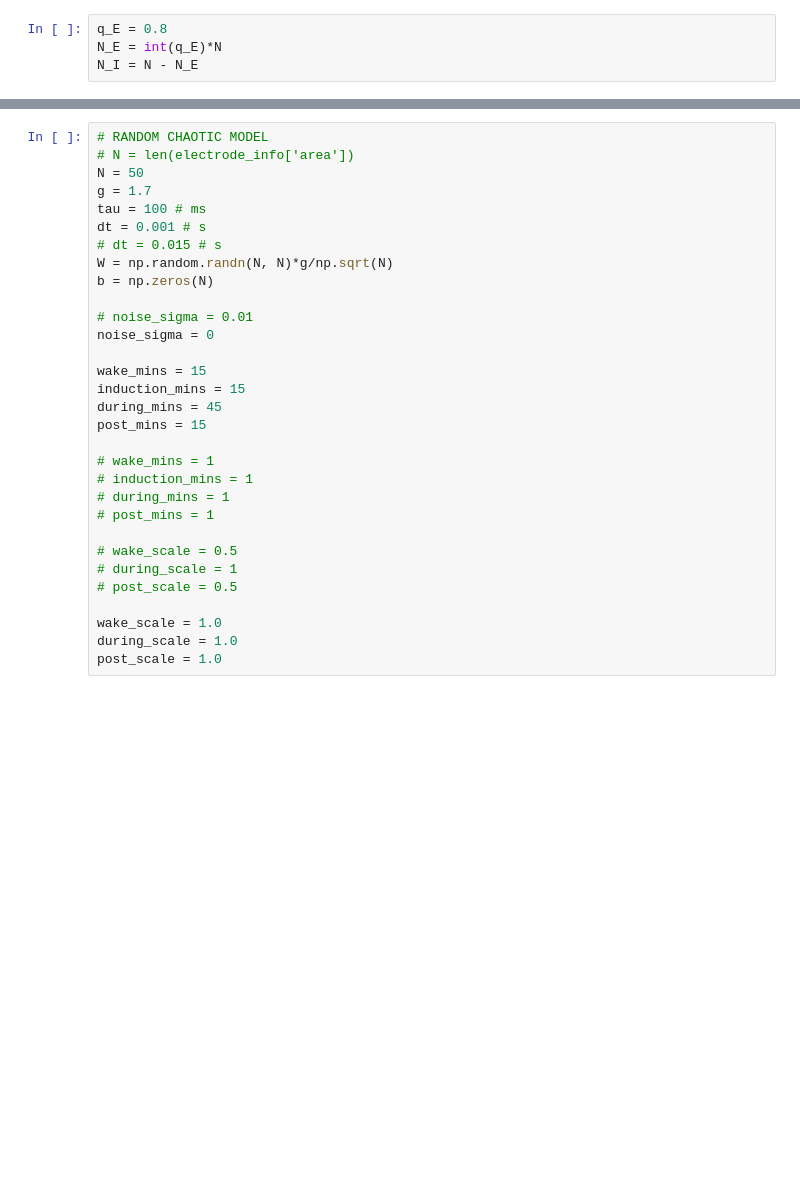
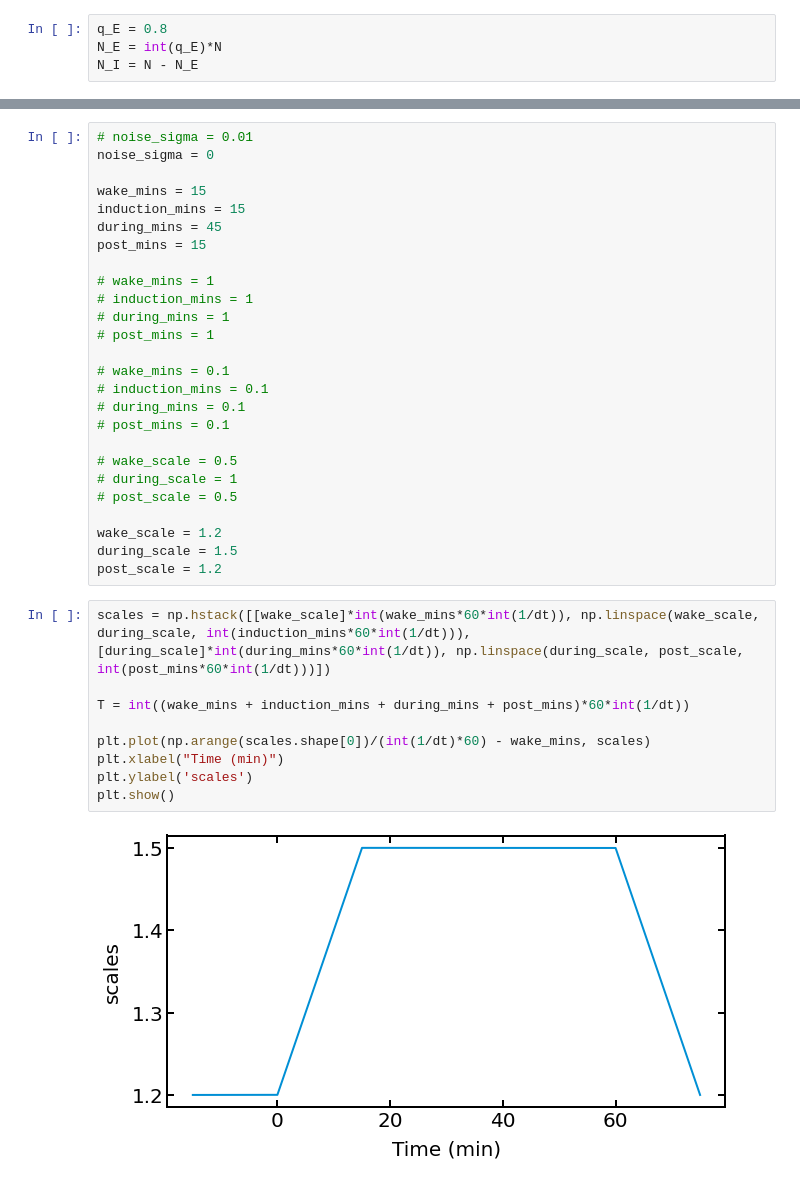
Before and after one commit to adamjeisen/ChaoticConsciousness, a Jupyter notebook: _sandbox/methods/RNN Models/2022-07-19 - Balanced E-I Networks.ipynb, the cells around one changed output, grey strips where cells are left out. Cells and saved outputs as stored; diff of their text form; blank space fills up the shorter version.

```diff
--- a/_sandbox/methods/RNN Models/2022-07-19 - Balanced E-I Networks.ipynb
+++ b/_sandbox/methods/RNN Models/2022-07-19 - Balanced E-I Networks.ipynb
@@ -46,14 +71,4 @@ N_I = N - N_E
 # %%
-# RANDOM CHAOTIC MODEL
-# N = len(electrode_info['area'])
-N = 50
-g = 1.7
-tau = 100 # ms
-dt = 0.001 # s
-# dt = 0.015 # s
-W = np.random.randn(N, N)*g/np.sqrt(N)
-b = np.zeros(N)
-
 # noise_sigma = 0.01
 noise_sigma = 0
 
@@ -67,10 +82,26 @@ post_mins = 15
 # during_mins = 1
 # post_mins = 1
 
+# wake_mins = 0.1
+# induction_mins = 0.1
+# during_mins = 0.1
+# post_mins = 0.1
+
 # wake_scale = 0.5
 # during_scale = 1
 # post_scale = 0.5
 
-wake_scale = 1.0
-during_scale = 1.0
-post_scale = 1.0
+wake_scale = 1.2
+during_scale = 1.5
+post_scale = 1.2
+# %%
+scales = np.hstack([[wake_scale]*int(wake_mins*60*int(1/dt)), np.linspace(wake_scale, during_scale, int(induction_mins*60*int(1/dt))), [during_scale]*int(during_mins*60*int(1/dt)), np.linspace(during_scale, post_scale, int(post_mins*60*int(1/dt)))])
+
+T = int((wake_mins + induction_mins + during_mins + post_mins)*60*int(1/dt))
+
+plt.plot(np.arange(scales.shape[0])/(int(1/dt)*60) - wake_mins, scales)
+plt.xlabel("Time (min)")
+plt.ylabel('scales')
+plt.show()
+# %% [output]
+[figure, added]
```
Also changed, not shown: parts of 21 cells of this notebook, 12 other files.
